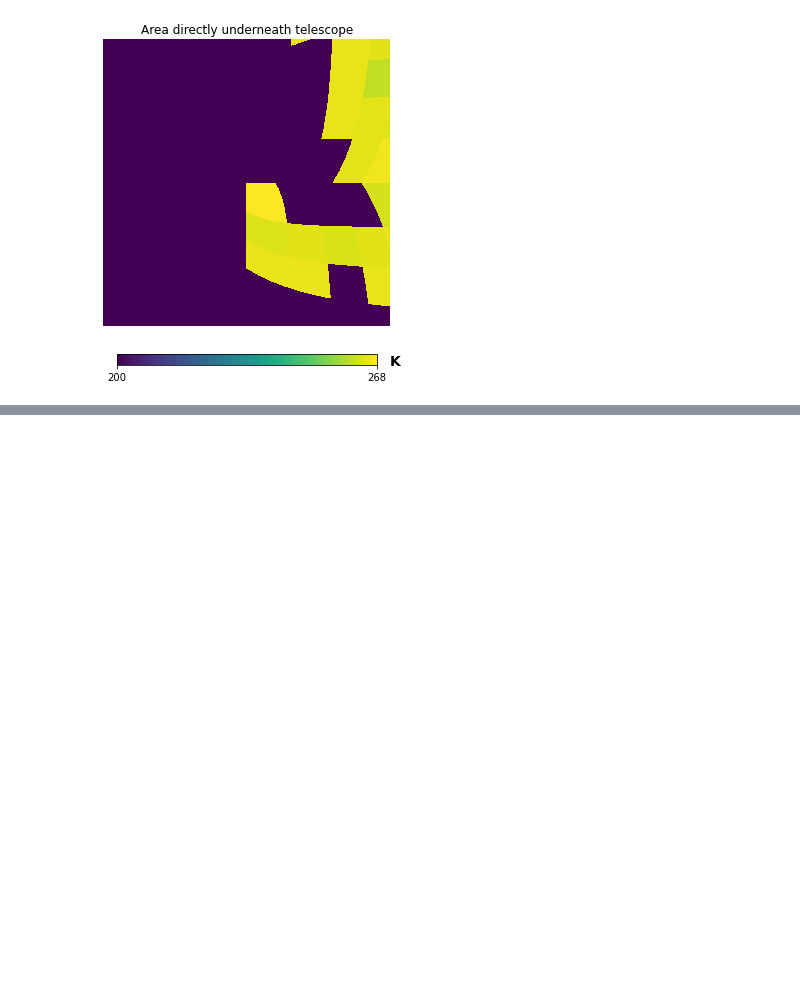
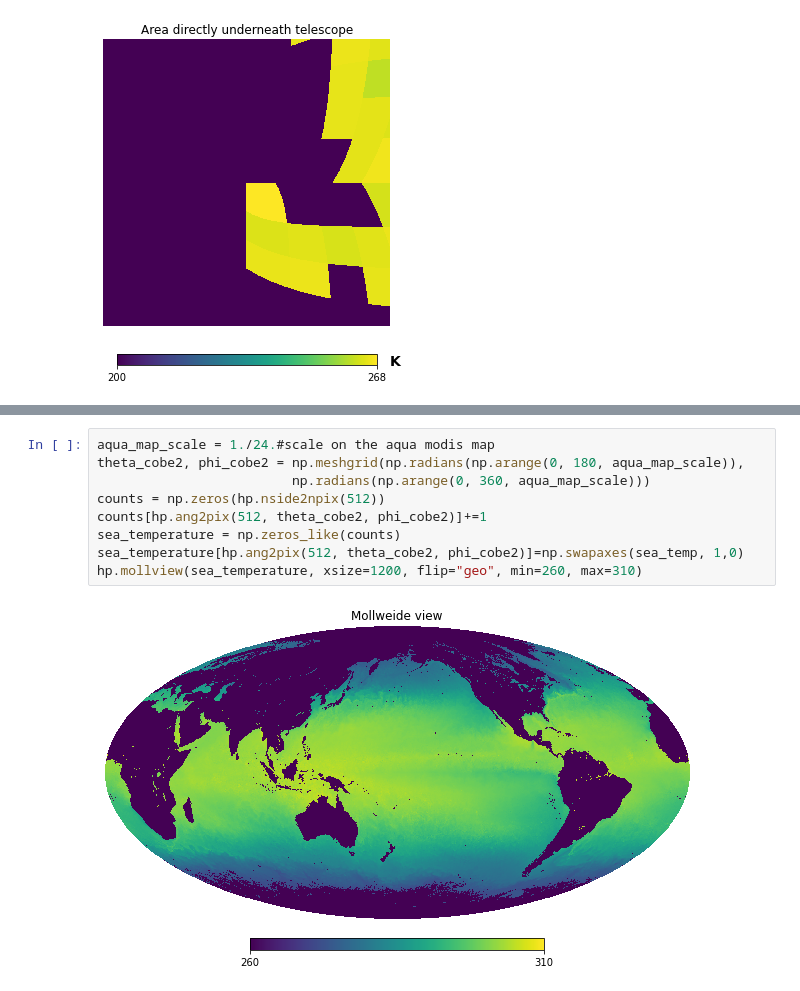
Before and after one commit to AERAdler/modis_to_healpy_ground, a Jupyter notebook: project_ground.ipynb, the cells around one changed output, grey strips where cells are left out. Drawn from its saved outputs; the diff is of its cells as text; blank space fills up the shorter version.

```diff
--- a/project_ground.ipynb
+++ b/project_ground.ipynb
@@ -285,0 +323,11 @@ hp.cartview(world_map_from_telescope, xsize=1200, min=200, flip="geo",
+# %%
+aqua_map_scale = 1./24.#scale on the aqua modis map
+theta_cobe2, phi_cobe2 = np.meshgrid(np.radians(np.arange(0, 180, aqua_map_scale)),
+                         np.radians(np.arange(0, 360, aqua_map_scale)))
+counts = np.zeros(hp.nside2npix(512))
+counts[hp.ang2pix(512, theta_cobe2, phi_cobe2)]+=1
+sea_temperature = np.zeros_like(counts)
+sea_temperature[hp.ang2pix(512, theta_cobe2, phi_cobe2)]=np.swapaxes(sea_temp, 1,0)
+hp.mollview(sea_temperature, xsize=1200, flip="geo", min=260, max=310)
+# %% [output]
+[figure, added]
```
Also changed, not shown: parts of 7 cells of this notebook.
